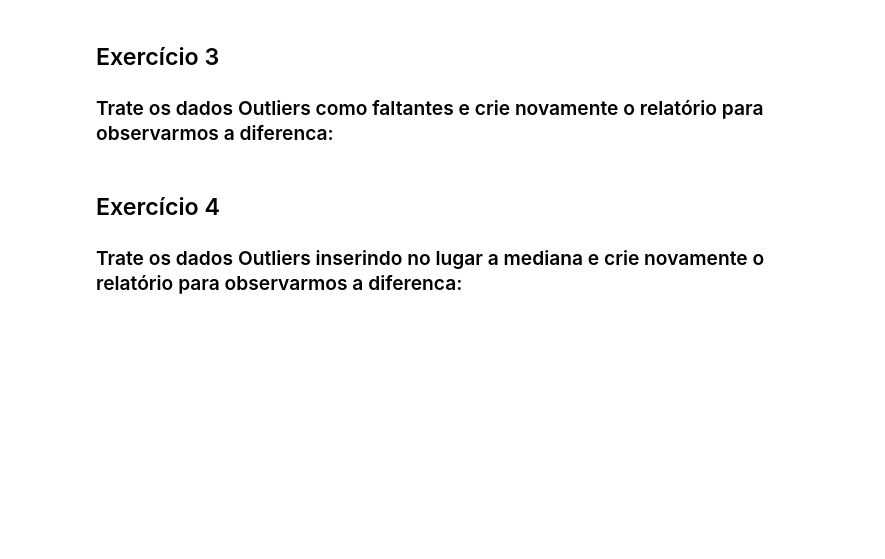
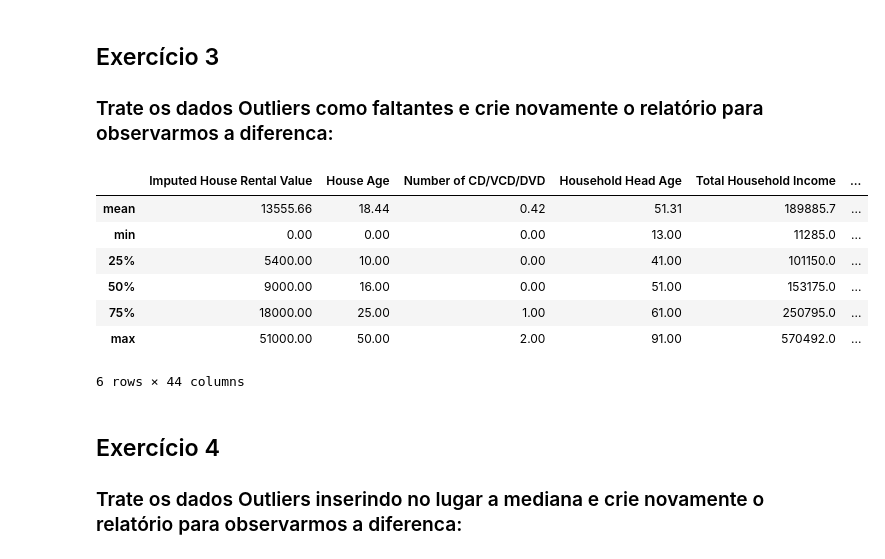
Before and after one commit to wandgibaut/lets_code_g6, a Jupyter notebook: main.ipynb, the cells around one changed output. Saved outputs shown, nothing was run; the diff lists cells and outputs as text; code cells hidden in the pictures; blank space fills up the shorter version.

```diff
--- a/main.ipynb
+++ b/main.ipynb
@@ -47,6 +47,28 @@ described_data.round(2)
 # %% [markdown]
 <h2>Exercício 3</h2>
 <h3>Trate os dados Outliers como faltantes e crie novamente o relatório para observarmos a diferenca:</h3>
+# %%
+import pandas as pd
+
+quanti_data = database.data[database.quanti]
+
+# Creating an empty dataframe with the same index and columns as another dataframe
+nan_df = pd.DataFrame().reindex_like(quanti_data)
+
+missing_data = Helper.replace_outliers(quanti_data, nan_df)
+
+described_missing_data = missing_data.describe()
+described_missing_data = described_missing_data.drop(labels=['std', 'count'], axis=0)
+described_missing_data.round(2)
+# %% [output]
+|  | Imputed House Rental Value | House Age | Number of CD/VCD/DVD | Household Head Age | Total Household Income | ... |
+| mean | 13555.66 | 18.44 | 0.42 | 51.31 | 189885.7 | ... |
+| min | 0.00 | 0.00 | 0.00 | 13.00 | 11285.0 | ... |
+| 25% | 5400.00 | 10.00 | 0.00 | 41.00 | 101150.0 | ... |
+| 50% | 9000.00 | 16.00 | 0.00 | 51.00 | 153175.0 | ... |
+| 75% | 18000.00 | 25.00 | 1.00 | 61.00 | 250795.0 | ... |
+| max | 51000.00 | 50.00 | 2.00 | 91.00 | 570492.0 | ... |
+6 rows × 44 columns
 # %% [markdown]
 <h2>Exercício 4</h2>
 <h3>Trate os dados Outliers inserindo no lugar a mediana e crie novamente o relatório para observarmos a diferenca:</h3>
```
Also changed, not shown: parts of 1 cell of this notebook.
